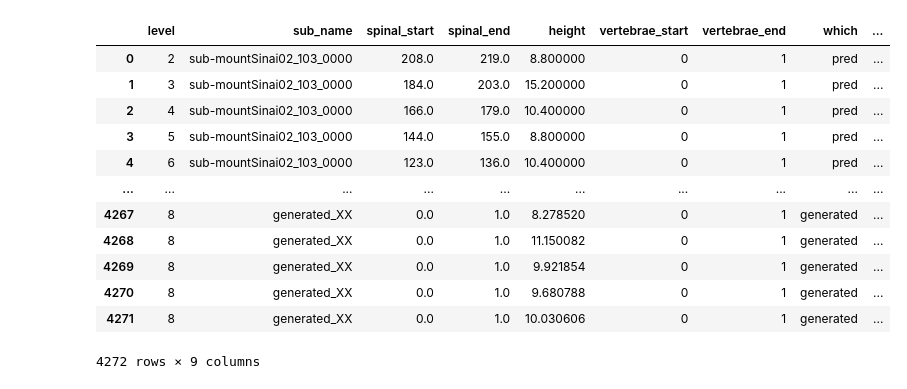
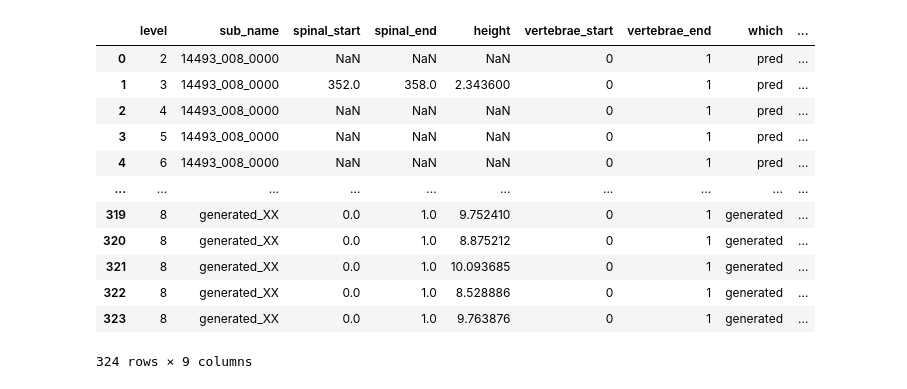
Before and after one commit to ivadomed/model-spinal-rootlets, a Jupyter notebook: utilities/test.ipynb, the cells around one changed output. Saved outputs shown, nothing was run; the diff lists cells and outputs as text; code cells hidden in the pictures.

Commit message:
modif pour cadotte

```diff
--- a/utilities/test.ipynb
+++ b/utilities/test.ipynb
@@ -2,8 +2,9 @@
 import pandas as pd
 import plotly.express as px
 import numpy as np
-PATH_pred = "/Users/theomathieu/Downloads/fullD3_pred/res/dist_pred.csv"
-PATH_manual = "/Users/theomathieu/Downloads/exp/dist.csv"
+#PATH_pred = "/Users/theomathieu/Downloads/fullD3_pred/res/dist_pred.csv"
+PATH_pred = "/Users/theomathieu/Downloads/cadotte_15/dist_pred.csv"
+#PATH_manual = "/Users/theomathieu/Downloads/exp/dist.csv"
 # %%
 df_pred = pd.read_csv(PATH_pred)
 df_pred["which"]= "pred"
@@ -12,7 +13,7 @@ df_manual["which"]= "manual"
 # %%
 display(df_pred.head())
-display(df_manual.head())
-concatenated_df = pd.concat([df_pred, df_manual], ignore_index=True)
+#display(df_manual.head())
+#concatenated_df = pd.concat([df_pred, df_manual], ignore_index=True)
 concatenated_df = df_pred
 z_scores = (concatenated_df['height'] - concatenated_df['height'].mean()) / concatenated_df['height'].std()
 concatenated_df["z_scores"] = z_scores
@@ -65,16 +64,17 @@ clean = concatenated_df.copy()
 to_clean = []
 #to_clean.append((clean["sub_name"] == "sub-amu02_215_0000") & (clean["wich"] == "manual"))
 #to_clean.append((clean["sub_name"] == "sub-barcelona06_214_0000") & (clean["wich"] == "pred"))
-to_clean.append((clean["z_scores"] > 1))
-to_clean.append((clean["z_scores"] < -1))
+to_clean.append((clean["z_scores"] > 2))
+to_clean.append((clean["z_scores"] < -2))
 deleted = pd.DataFrame()
 for need in to_clean:
     deleted = pd.concat([deleted, clean[need]], ignore_index=True)
     clean = clean[~need]
 
+comp =df_pred
 for lvl in range(2, 12):
-    mean_c = np.mean(clean["height"][clean["level"]==lvl])
-    std_c = np.std(clean["height"][clean["level"]==lvl])
+    mean_c = np.mean(comp["height"][comp["level"]==lvl])
+    std_c = np.std(comp["height"][comp["level"]==lvl])
     mean_o = np.mean(concatenated_df["height"][concatenated_df["level"]==lvl])
     std_o = np.std(concatenated_df["height"][concatenated_df["level"]==lvl])
     print(f"CLEAN|ORIG Height level {lvl} (mm): {mean_c:.2f} +/- {std_c:.2f}\tvs\t{mean_o:.2f} +/- {std_o:.2f}")
@@ -123,45 +113,45 @@ fig.show()
 # %%
 levels = ['C3', 'C4', 'C5', 'C6', 'C7', 'C8']
 level_data = {
     'C3': {'mean': 10.5, 'std': 2.2},
     'C4': {'mean': 9.9, 'std': 1.3},
     'C5': {'mean': 10.5, 'std': 1.5},
     'C6': {'mean': 9.7, 'std': 1.6},
     'C7': {'mean': 9.4, 'std': 1.4},
     'C8': {'mean': 9.6, 'std': 1.4},
 }
 
 # Create a DataFrame to hold the data
-data = df_pred.copy()
+data = clean.copy()
 
 # Generate 20 subjects for each level
 for i, level in enumerate(levels):
     mean = level_data[level]['mean']
     std = level_data[level]['std']
-    subject_data = np.random.normal(loc=mean, scale=std, size=267)
+    subject_data = np.random.normal(loc=mean, scale=std, size=31)
     data = pd.concat([data, pd.DataFrame({'level': i+3, 'height': subject_data, 'spinal_start':0, 'spinal_end':1, 'vertebrae_start':0, 'vertebrae_end':1, 'which': 'generated', 'sub_name': 'generated_XX', 'z_scores':0})], ignore_index=True)
 
 display(data)
 # Create the violin plot with plotly.express
 fig = px.violin(data, y="height", x="level", color="which", box=True, points="all",
           hover_data=["sub_name","which"])
 
-fig.update_layout(title='Violin Plot for caudal-rostral height distribution',
+fig.update_layout(title='Violin Plot for caudal-rostral length distribution',
                   xaxis=dict(title='Spinal level'),
                   yaxis=dict(title='caudal to rostral length (mm)'))
 fig.show()
 # %% [output]
 |  | level | sub_name | spinal_start | spinal_end | height | vertebrae_start | vertebrae_end | which | ... |
-| 0 | 2 | sub-mountSinai02_103_0000 | 208.0 | 219.0 | 8.800000 | 0 | 1 | pred | ... |
-| 1 | 3 | sub-mountSinai02_103_0000 | 184.0 | 203.0 | 15.200000 | 0 | 1 | pred | ... |
-| 2 | 4 | sub-mountSinai02_103_0000 | 166.0 | 179.0 | 10.400000 | 0 | 1 | pred | ... |
-| 3 | 5 | sub-mountSinai02_103_0000 | 144.0 | 155.0 | 8.800000 | 0 | 1 | pred | ... |
-| 4 | 6 | sub-mountSinai02_103_0000 | 123.0 | 136.0 | 10.400000 | 0 | 1 | pred | ... |
+| 0 | 2 | 14493_008_0000 | NaN | NaN | NaN | 0 | 1 | pred | ... |
+| 1 | 3 | 14493_008_0000 | 352.0 | 358.0 | 2.343600 | 0 | 1 | pred | ... |
+| 2 | 4 | 14493_008_0000 | NaN | NaN | NaN | 0 | 1 | pred | ... |
+| 3 | 5 | 14493_008_0000 | NaN | NaN | NaN | 0 | 1 | pred | ... |
+| 4 | 6 | 14493_008_0000 | NaN | NaN | NaN | 0 | 1 | pred | ... |
 | ... | ... | ... | ... | ... | ... | ... | ... | ... | ... |
-| 4267 | 8 | generated_XX | 0.0 | 1.0 | 8.278520 | 0 | 1 | generated | ... |
-| 4268 | 8 | generated_XX | 0.0 | 1.0 | 11.150082 | 0 | 1 | generated | ... |
-| 4269 | 8 | generated_XX | 0.0 | 1.0 | 9.921854 | 0 | 1 | generated | ... |
-| 4270 | 8 | generated_XX | 0.0 | 1.0 | 9.680788 | 0 | 1 | generated | ... |
-| 4271 | 8 | generated_XX | 0.0 | 1.0 | 10.030606 | 0 | 1 | generated | ... |
+| 319 | 8 | generated_XX | 0.0 | 1.0 | 9.752410 | 0 | 1 | generated | ... |
+| 320 | 8 | generated_XX | 0.0 | 1.0 | 8.875212 | 0 | 1 | generated | ... |
+| 321 | 8 | generated_XX | 0.0 | 1.0 | 10.093685 | 0 | 1 | generated | ... |
+| 322 | 8 | generated_XX | 0.0 | 1.0 | 8.528886 | 0 | 1 | generated | ... |
+| 323 | 8 | generated_XX | 0.0 | 1.0 | 9.763876 | 0 | 1 | generated | ... |
-4272 rows × 9 columns
+324 rows × 9 columns
 [interactive output not drawn]
```
Also changed, not shown: parts of 8 cells of this notebook, 1 other file.
